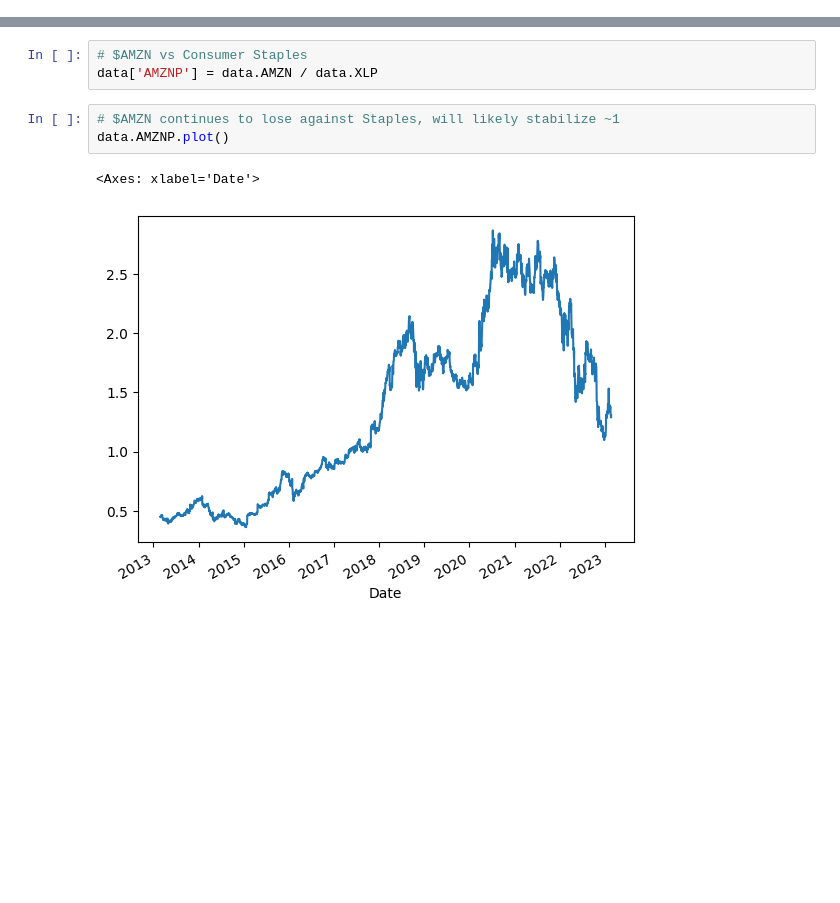
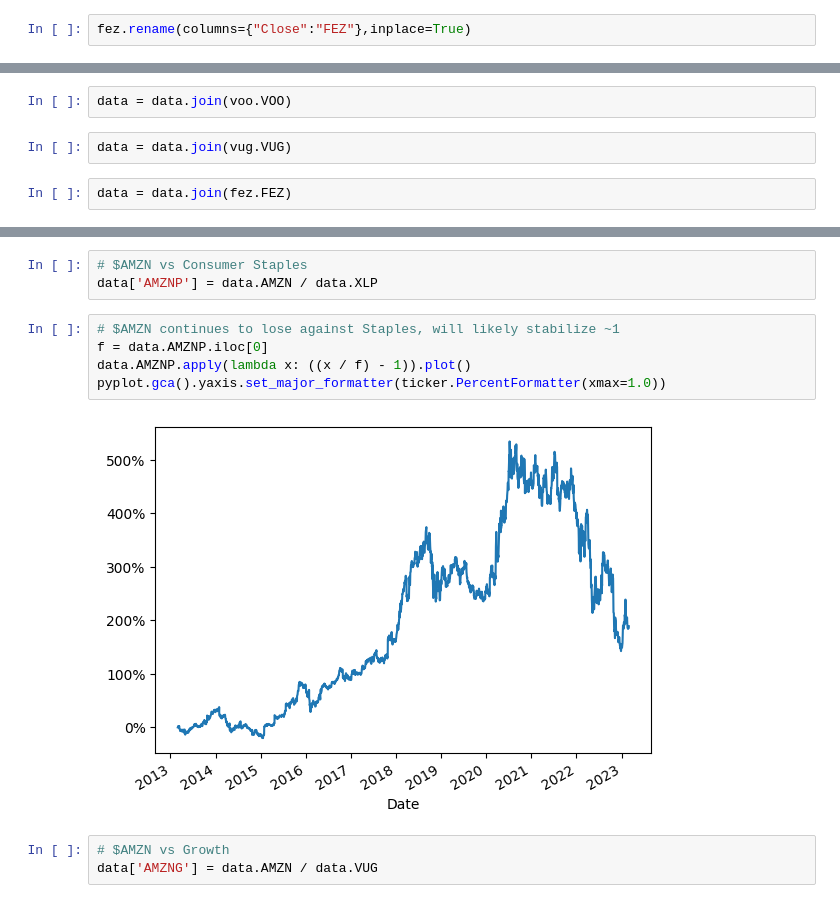
Before and after one commit to seyhmus/pyfinance, a Jupyter notebook: finance.ipynb, the cells around one changed output, grey strips where cells are left out. Drawn from its saved outputs; the diff is of its cells as text; blank space fills up the shorter version.

```diff
--- a/finance.ipynb
+++ b/finance.ipynb
@@ -28,3 +38,5 @@ xlp.rename(columns={"Close":"XLP"},inplace=True)
+# %%
+fez.rename(columns={"Close":"FEZ"},inplace=True)
 # %%
 data = pandas.DataFrame(vym.VYM)
 # %%
@@ -37,6 +49,12 @@ data = data.join(gld.GLD)
 data = data.join(xle.XLE)
 # %%
 data = data.join(xlp.XLP)
+# %%
+data = data.join(voo.VOO)
+# %%
+data = data.join(vug.VUG)
+# %%
+data = data.join(fez.FEZ)
 # %%
 # $VYM in $GLD
 data['VYMG'] = data.VYM / data.GLD
@@ -79,7 +102,11 @@ data.AMZNE.plot()
 data['AMZNP'] = data.AMZN / data.XLP
 # %%
 # $AMZN continues to lose against Staples, will likely stabilize ~1
-data.AMZNP.plot()
+f = data.AMZNP.iloc[0]
+data.AMZNP.apply(lambda x: ((x / f) - 1)).plot()
+pyplot.gca().yaxis.set_major_formatter(ticker.PercentFormatter(xmax=1.0))
 # %% [output]
-<Axes: xlabel='Date'>
-[figure, old version]
+[figure, new version]
+# %%
+# $AMZN vs Growth
+data['AMZNG'] = data.AMZN / data.VUG
```
Also changed, not shown: parts of 18 cells of this notebook.
